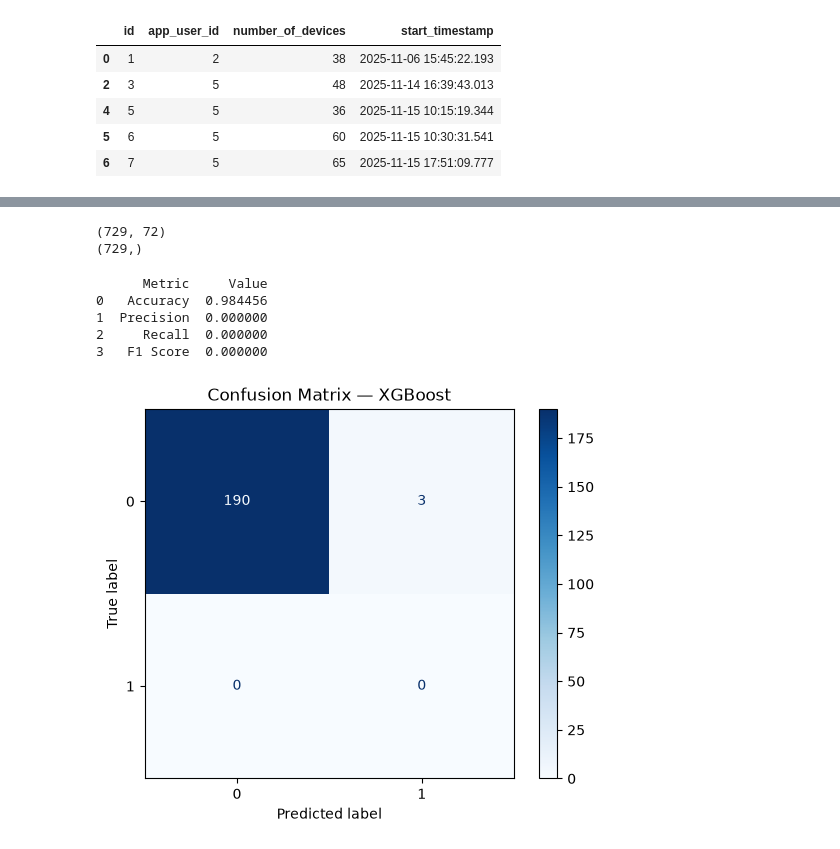
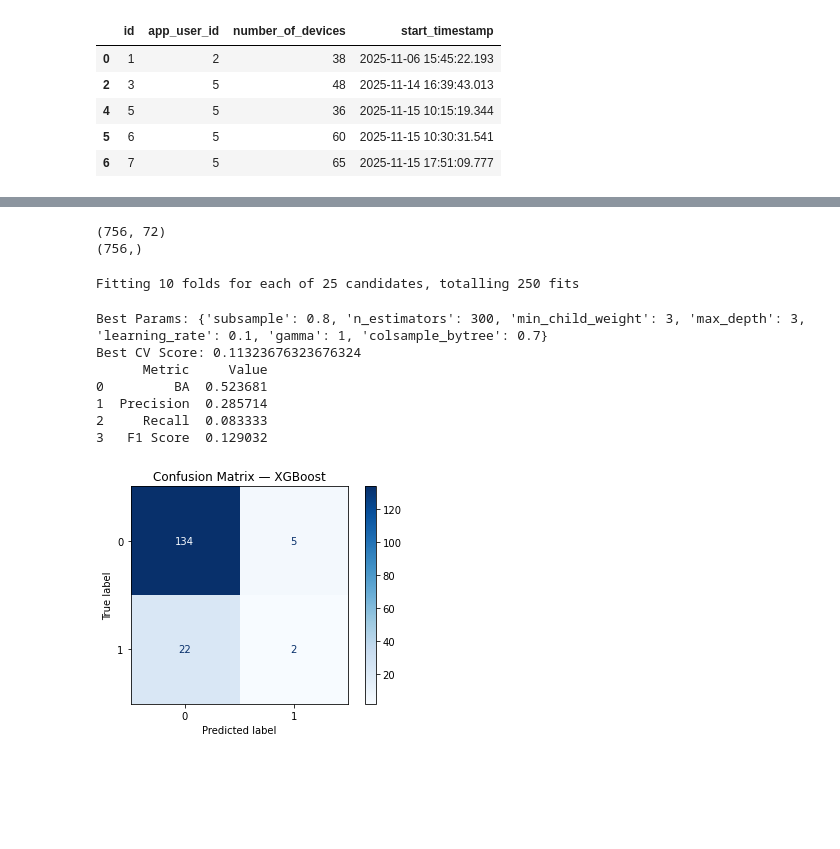
Before and after one commit to hickeykevin/lemurs-modeling, a Jupyter notebook: notebooks/bluetooth_modelling.ipynb, the cells around one changed output, grey strips where cells are left out. Cells and saved outputs as stored; diff of their text form; code cells hidden in the pictures; blank space fills up the shorter version.

```diff
--- a/notebooks/bluetooth_modelling.ipynb
+++ b/notebooks/bluetooth_modelling.ipynb
@@ -151,7 +164,7 @@ datamodule = HealthDataModule(
     preprocessors=preprocessors,
     modalities=modalities,
     batch_size=8,
-    split_mode="user",               # Disjoint populations (no user leakage between splits)
+    split_mode="longitudinal",               # Disjoint populations (no user leakage between splits)
     train_val_test_split=(0.7, 0.15, 0.15),
     random_state=42
 )
@@ -245,5 +258,5 @@ X_test, y_test = convert_to_numpy(datamodule.test_dataloader())
 print(X_train.shape)
 print(y_train.shape)
 # %% [output]
-(729, 72)
-(729,)
+(756, 72)
+(756,)
@@ -250,44 +316,56 @@ print(y_train.shape)
 # %%
-from xgboost import XGBClassifier
+# Hyperparameters
+param_dist_xgb = {
+    "n_estimators": [100, 200, 300, 500],
+    "max_depth": [3, 4, 5, 6, 8],
+    "learning_rate": [0.01, 0.03, 0.05, 0.1],
+    "subsample": [0.6, 0.7, 0.8, 1.0],
+    "colsample_bytree": [0.6, 0.7, 0.8, 1.0],
+    "gamma": [0, 0.5, 1, 2],
+    "min_child_weight": [1, 3, 5, 7],
+}
 
-model = XGBClassifier(
-    n_estimators=300,
-    max_depth=4,
-    learning_rate=0.05,
-    tree_method="hist"
+# Model
+base_model = XGBClassifier(tree_method="hist", eval_metric="logloss")
+
+model, search_obj = tune_model(
+    model=base_model,
+    param_dist=param_dist_xgb,
+    X_train=X_train,
+    y_train=y_train,
+    scoring="f1"
 )
-
-model.fit(X_train, y_train)
 
 # Predictions
 y_pred = model.predict(X_test)
 
 # Metrics
-acc  = accuracy_score(y_test, y_pred)
-prec = precision_score(y_test, y_pred, average='binary')
-rec  = recall_score(y_test, y_pred, average='binary')
-f1   = f1_score(y_test, y_pred, average='binary')
+ba   = balanced_accuracy_score(y_test, y_pred)
+prec = precision_score(y_test, y_pred)
+rec  = recall_score(y_test, y_pred)
+f1   = f1_score(y_test, y_pred)
 cm   = confusion_matrix(y_test, y_pred)
 
-# Display
 results = pd.DataFrame({
-    "Metric": ["Accuracy", "Precision", "Recall", "F1 Score"],
-    "Value":  [acc, prec, rec, f1]
+    "Metric": ["BA", "Precision", "Recall", "F1 Score"],
+    "Value":  [ba, prec, rec, f1]
 })
 
 print(results)
 
 import matplotlib.pyplot as plt
 # Display
 disp = ConfusionMatrixDisplay(confusion_matrix=cm)
 disp.plot(cmap="Blues", values_format='d')
-
 plt.title("Confusion Matrix — XGBoost")
 plt.show()
 # %% [output]
-      Metric     Value
-0   Accuracy  0.984456
-1  Precision  0.000000
-2     Recall  0.000000
-3   F1 Score  0.000000
+Fitting 10 folds for each of 25 candidates, totalling 250 fits
+Best Params: {'subsample': 0.8, 'n_estimators': 300, 'min_child_weight': 3, 'max_depth': 3, 'learning_rate': 0.1, 'gamma': 1, 'colsample_bytree': 0.7}
+Best CV Score: 0.11323676323676324
+      Metric     Value
+0         BA  0.523681
+1  Precision  0.285714
+2     Recall  0.083333
+3   F1 Score  0.129032
-[figure, old version]
+[figure, new version]
```
Also changed, not shown: parts of 12 cells of this notebook.
